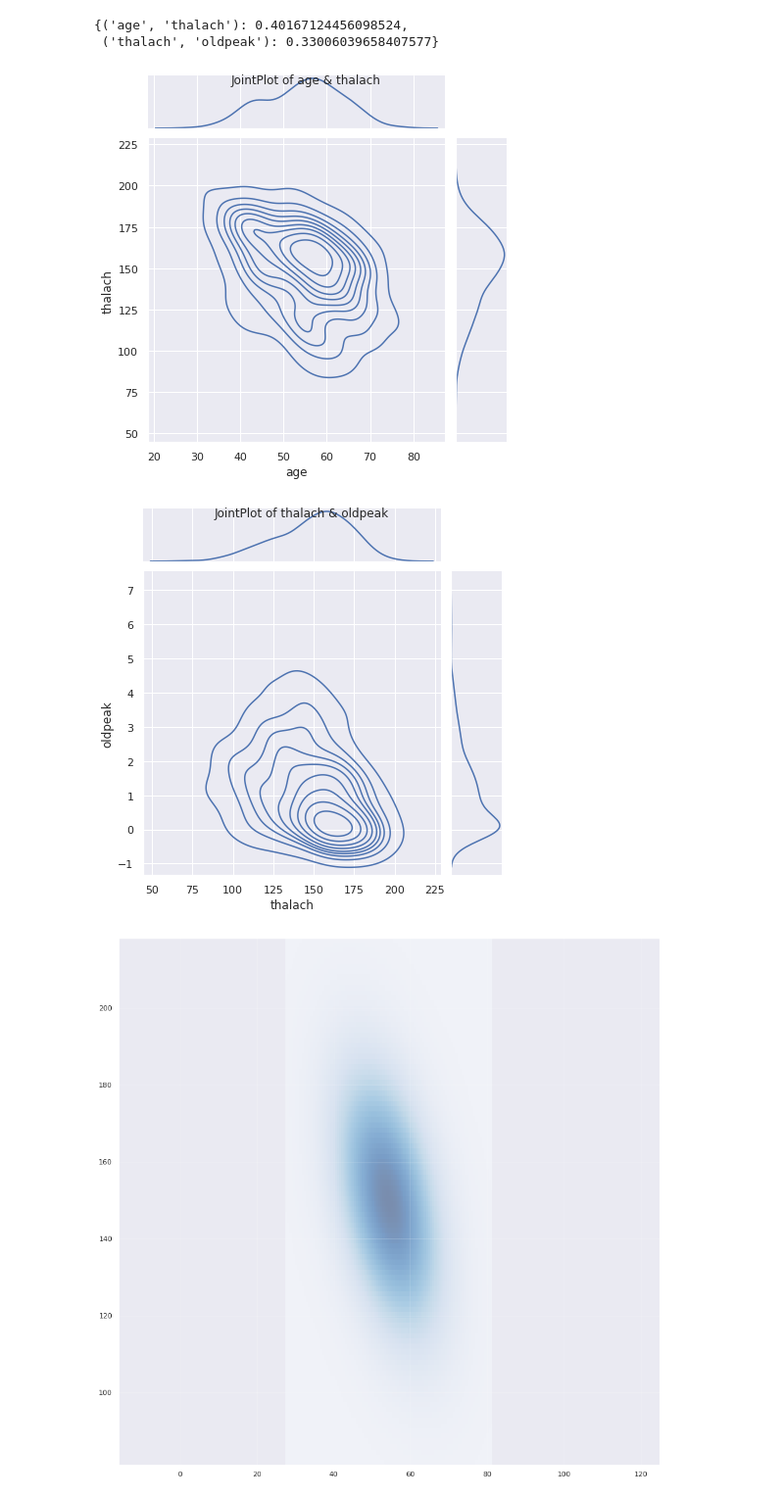
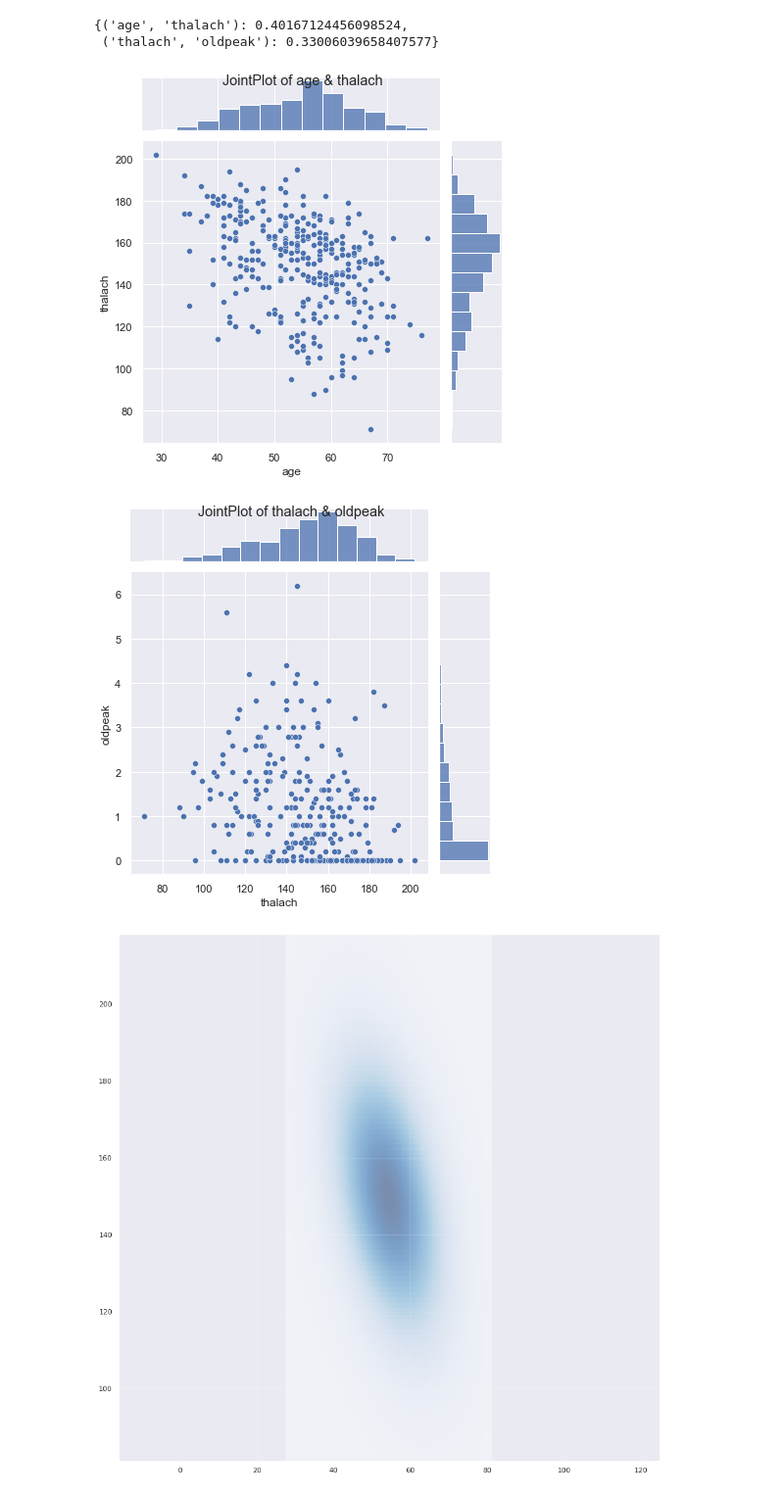
Before and after one commit to ronigold/Statistics_HW, a Jupyter notebook: HW3.ipynb, the cells around one changed output. Shown at 98% size. Cells and saved outputs as stored; diff of their text form; code cells hidden in the pictures.

```diff
--- a/HW3.ipynb
+++ b/HW3.ipynb
@@ -367,17 +418,17 @@ corr_features
 {('age', 'thalach'): 0.40167124456098524,
  ('thalach', 'oldpeak'): 0.33006039658407577}
 # %%
-sns.jointplot(data=df, x=list(corr_features.keys())[0][0], y=list(corr_features.keys())[0][1], kind = 'kde')
+sns.jointplot(data=df, x=list(corr_features.keys())[0][0], y=list(corr_features.keys())[0][1])
 plt.suptitle('JointPlot of age & thalach')
 plt.show()
 # %% [output]
-[figure, old version]
+[figure, new version]
 # %%
-sns.jointplot(data=df, x=list(corr_features.keys())[1][0], y=list(corr_features.keys())[1][1], kind = 'kde')
+sns.jointplot(data=df, x=list(corr_features.keys())[1][0], y=list(corr_features.keys())[1][1])
 plt.suptitle('JointPlot of thalach & oldpeak')
 plt.show()
 # %% [output]
-[figure, old version]
+[figure, new version]
 # %%
 def plot_2d_Gaussian_pdf(means, cov):
     n = 100
```
Also changed, not shown: parts of 50 cells of this notebook.
